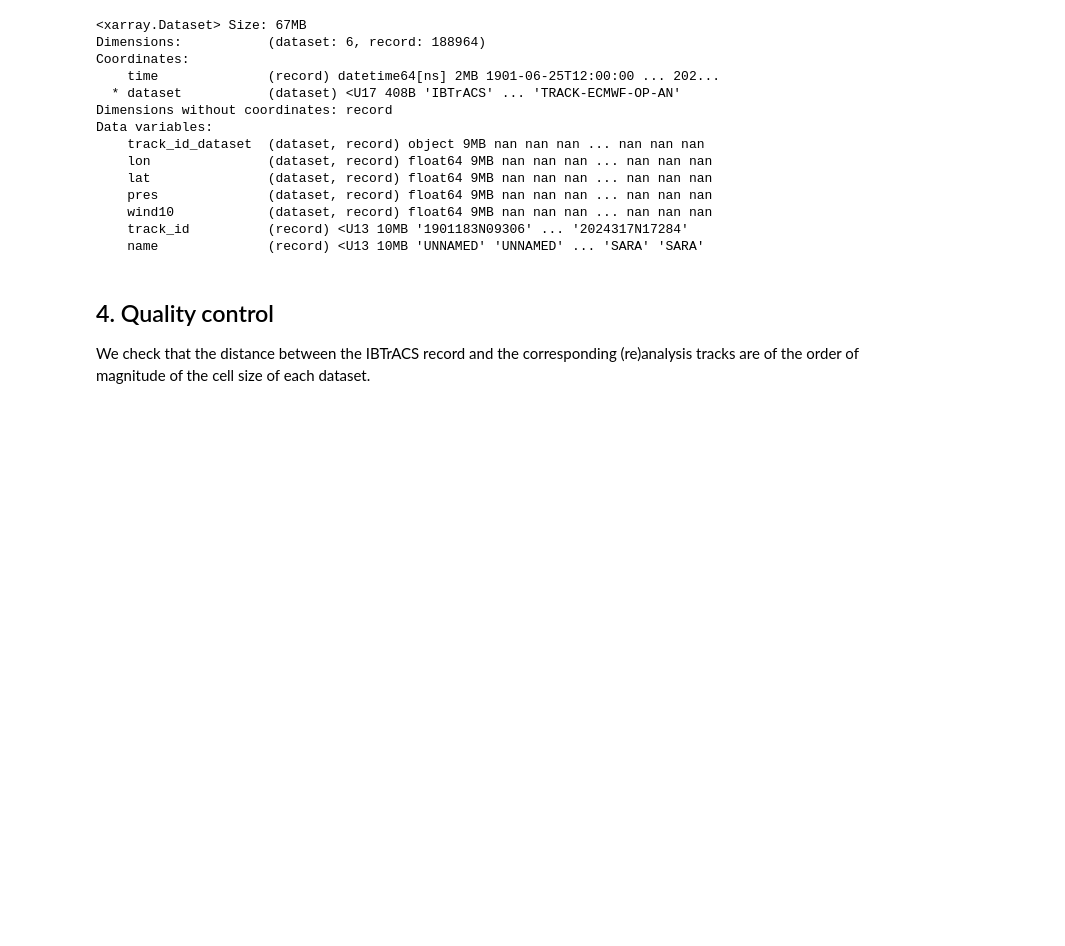
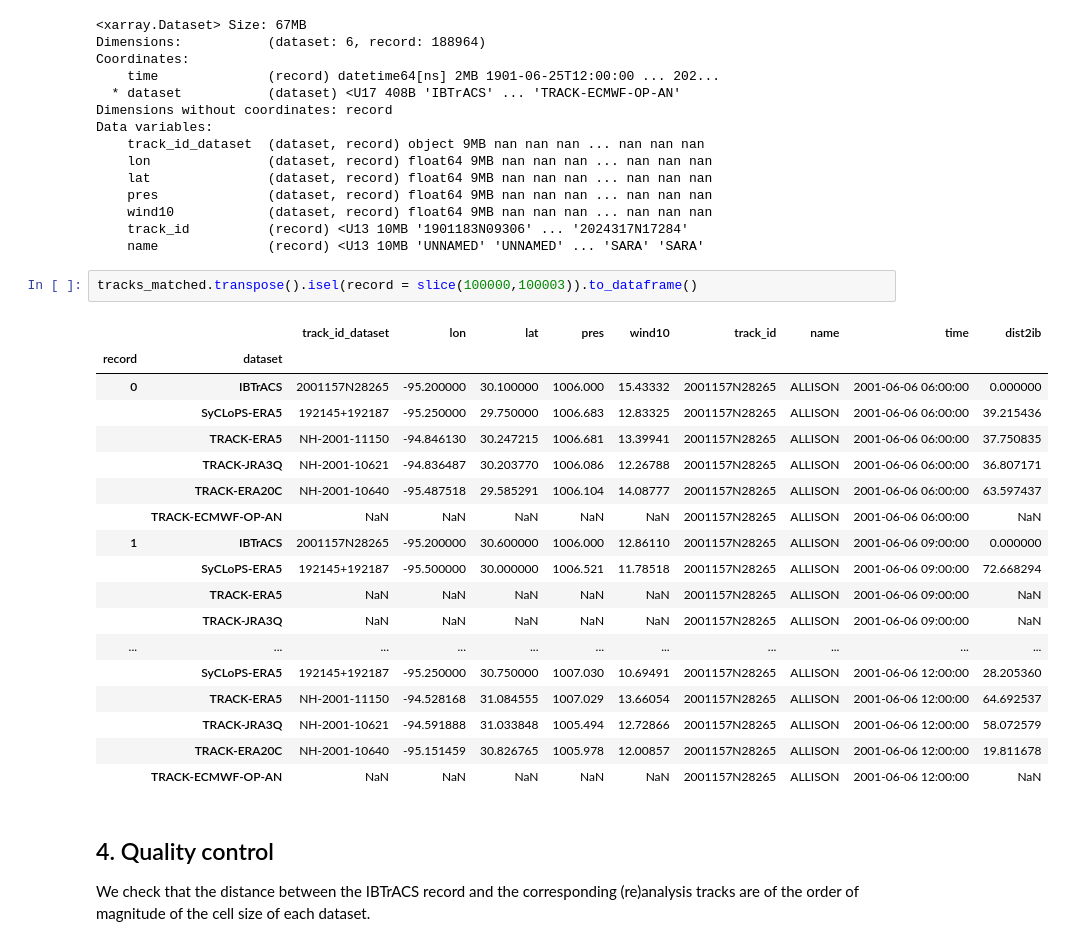
Before and after one commit to Huracan-project/extended-ibtracs, a Jupyter notebook: scripts/Create_extended_ibtracs.ipynb, the cells around one changed output. Cells and saved outputs as stored; diff of their text form; blank space fills up the shorter version.

```diff
--- a/scripts/Create_extended_ibtracs.ipynb
+++ b/scripts/Create_extended_ibtracs.ipynb
@@ -152,6 +152,27 @@ Data variables:
     wind10            (dataset, record) float64 9MB nan nan nan ... nan nan nan
     track_id          (record) <U13 10MB '1901183N09306' ... '2024317N17284'
     name              (record) <U13 10MB 'UNNAMED' 'UNNAMED' ... 'SARA' 'SARA'
+# %%
+tracks_matched.transpose().isel(record = slice(100000,100003)).to_dataframe()
+# %% [output]
+|  |  | track_id_dataset | lon | lat | pres | wind10 | track_id | name | time | dist2ib |
+| record | dataset |  |  |  |  |  |  |  |  |  |
+| 0 | IBTrACS | 2001157N28265 | -95.200000 | 30.100000 | 1006.000 | 15.43332 | 2001157N28265 | ALLISON | 2001-06-06 06:00:00 | 0.000000 |
+|  | SyCLoPS-ERA5 | 192145+192187 | -95.250000 | 29.750000 | 1006.683 | 12.83325 | 2001157N28265 | ALLISON | 2001-06-06 06:00:00 | 39.215436 |
+|  | TRACK-ERA5 | NH-2001-11150 | -94.846130 | 30.247215 | 1006.681 | 13.39941 | 2001157N28265 | ALLISON | 2001-06-06 06:00:00 | 37.750835 |
+|  | TRACK-JRA3Q | NH-2001-10621 | -94.836487 | 30.203770 | 1006.086 | 12.26788 | 2001157N28265 | ALLISON | 2001-06-06 06:00:00 | 36.807171 |
+|  | TRACK-ERA20C | NH-2001-10640 | -95.487518 | 29.585291 | 1006.104 | 14.08777 | 2001157N28265 | ALLISON | 2001-06-06 06:00:00 | 63.597437 |
+|  | TRACK-ECMWF-OP-AN | NaN | NaN | NaN | NaN | NaN | 2001157N28265 | ALLISON | 2001-06-06 06:00:00 | NaN |
+| 1 | IBTrACS | 2001157N28265 | -95.200000 | 30.600000 | 1006.000 | 12.86110 | 2001157N28265 | ALLISON | 2001-06-06 09:00:00 | 0.000000 |
+|  | SyCLoPS-ERA5 | 192145+192187 | -95.500000 | 30.000000 | 1006.521 | 11.78518 | 2001157N28265 | ALLISON | 2001-06-06 09:00:00 | 72.668294 |
+|  | TRACK-ERA5 | NaN | NaN | NaN | NaN | NaN | 2001157N28265 | ALLISON | 2001-06-06 09:00:00 | NaN |
+|  | TRACK-JRA3Q | NaN | NaN | NaN | NaN | NaN | 2001157N28265 | ALLISON | 2001-06-06 09:00:00 | NaN |
+| ... | ... | ... | ... | ... | ... | ... | ... | ... | ... | ... |
+|  | SyCLoPS-ERA5 | 192145+192187 | -95.250000 | 30.750000 | 1007.030 | 10.69491 | 2001157N28265 | ALLISON | 2001-06-06 12:00:00 | 28.205360 |
+|  | TRACK-ERA5 | NH-2001-11150 | -94.528168 | 31.084555 | 1007.029 | 13.66054 | 2001157N28265 | ALLISON | 2001-06-06 12:00:00 | 64.692537 |
+|  | TRACK-JRA3Q | NH-2001-10621 | -94.591888 | 31.033848 | 1005.494 | 12.72866 | 2001157N28265 | ALLISON | 2001-06-06 12:00:00 | 58.072579 |
+|  | TRACK-ERA20C | NH-2001-10640 | -95.151459 | 30.826765 | 1005.978 | 12.00857 | 2001157N28265 | ALLISON | 2001-06-06 12:00:00 | 19.811678 |
+|  | TRACK-ECMWF-OP-AN | NaN | NaN | NaN | NaN | NaN | 2001157N28265 | ALLISON | 2001-06-06 12:00:00 | NaN |
 # %% [markdown]
 ## 4. Quality control
 We check that the distance between the IBTrACS record and the corresponding (re)analysis tracks are of the order of magnitude of the cell size of each dataset.
```
Also changed, not shown: 3 other files.
